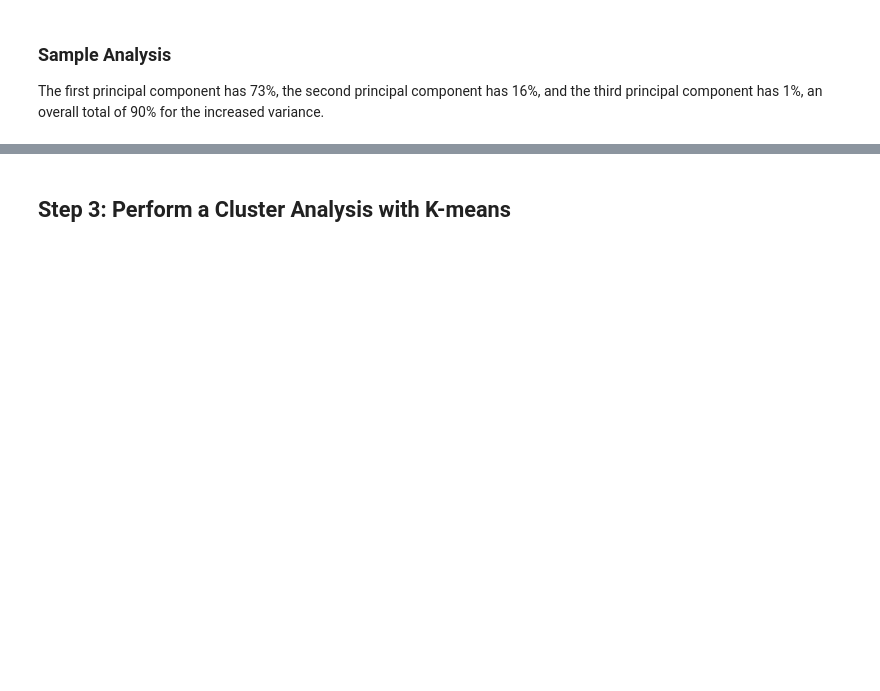
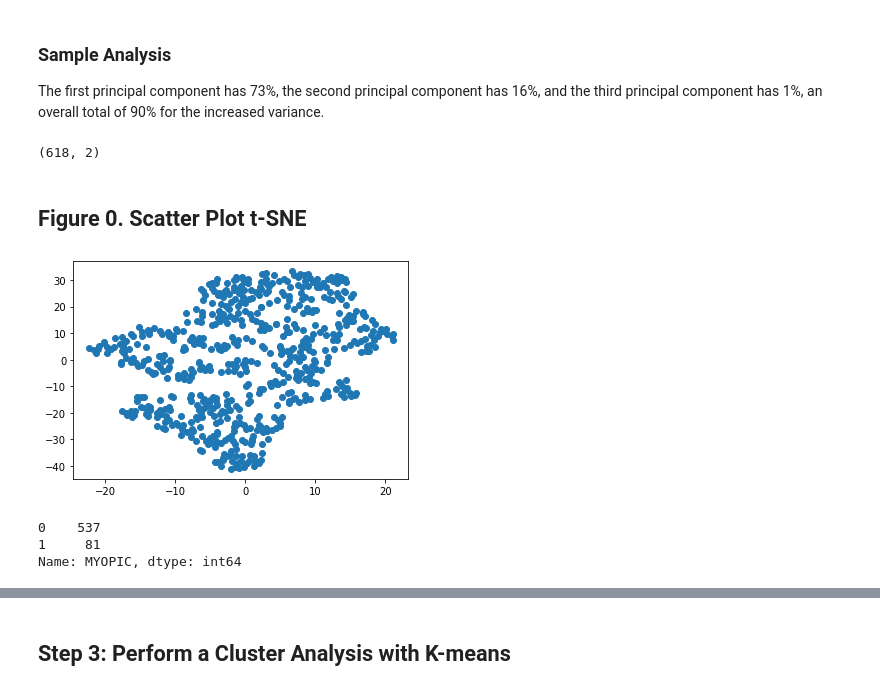
Before and after one commit to mmyang123/Unsupervised-Learning, a Jupyter notebook: MyOpia.ipynb, the cells around one changed output, grey strips where cells are left out. Saved outputs shown, nothing was run; the diff lists cells and outputs as text; code cells hidden in the pictures; blank space fills up the shorter version.

Commit message:
Update my final work tsne

```diff
--- a/MyOpia.ipynb
+++ b/MyOpia.ipynb
@@ -111,3 +152,42 @@ pca.explained_variance_ratio_
 # %% [markdown]
 ### Sample Analysis
 The first principal component has 73%, the second principal component has 16%, and the third principal component has 1%, an overall total of 90% for the increased variance.
+# %%
+# Create a new dataframe for t-SNE
+df2 = df_myopia.drop(['MYOPIC'], axis=1)
+labels = df_myopia['MYOPIC']
+# %%
+from sklearn.manifold import TSNE
+# Initialize t-SNE model
+tsne = TSNE(learning_rate=35)
+# %%
+# Reduce dimensions
+tsne_features = tsne.fit_transform(df2)
+# %%
+# The dataset has dropped from 15 columns to 2 columns
+tsne_features.shape
+# %% [output]
+(618, 2)
+# %%
+# Prepare to plot the dataset
+
+# The first column of transformed features
+df2['x'] = tsne_features[:,0]
+
+# The second column of transformed features
+df2['y'] = tsne_features[:,1]
+# %% [markdown]
+## Figure 0. Scatter Plot t-SNE
+# %%
+# Visualize the clusters
+
+plt.scatter(df2["x"], df2["y"])
+plt.show()
+# %% [output]
+[figure, added]
+# %%
+labels.value_counts()
+# %% [output]
+0    537
+1     81
+Name: MYOPIC, dtype: int64
```
Also changed, not shown: parts of 24 cells of this notebook, 5 other files.
